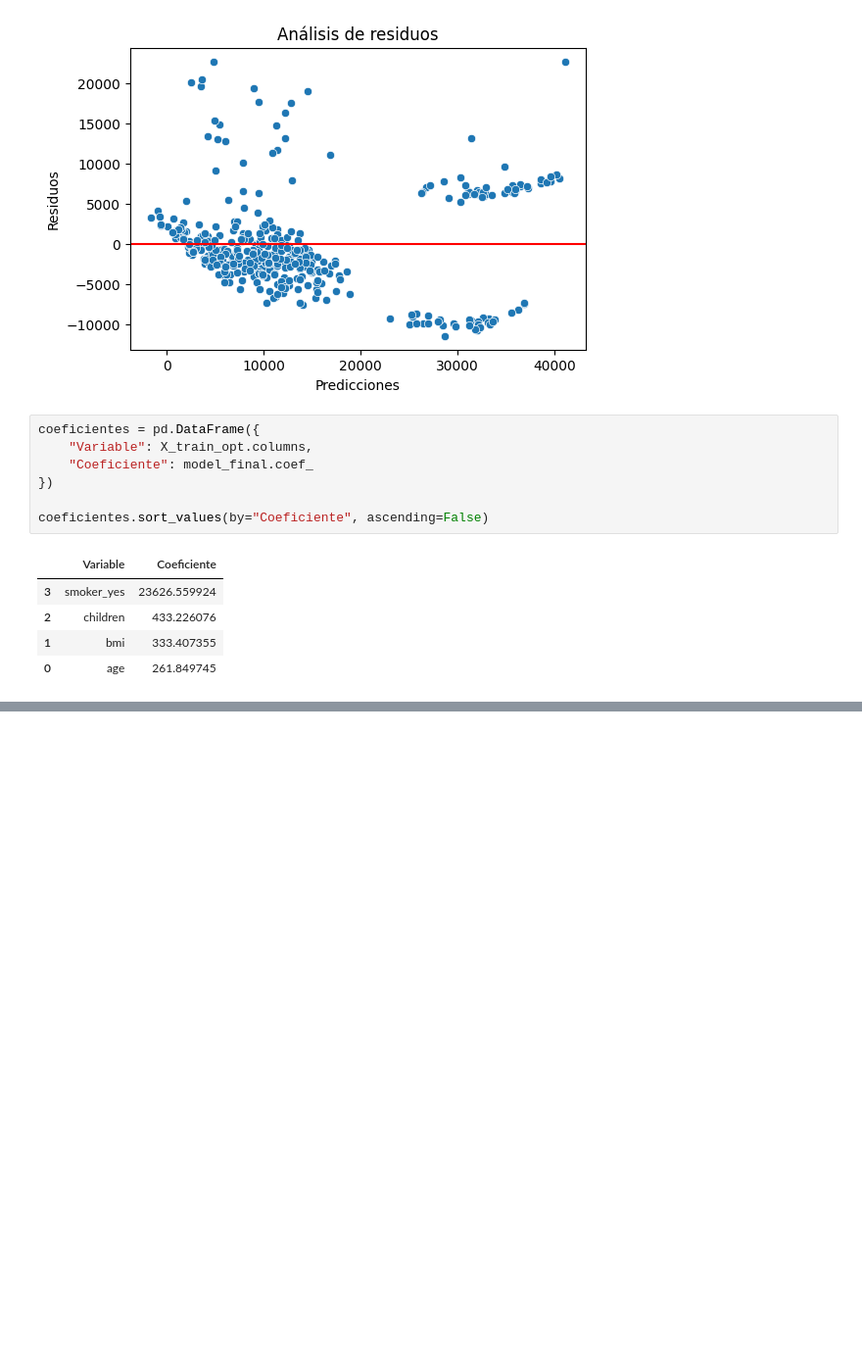
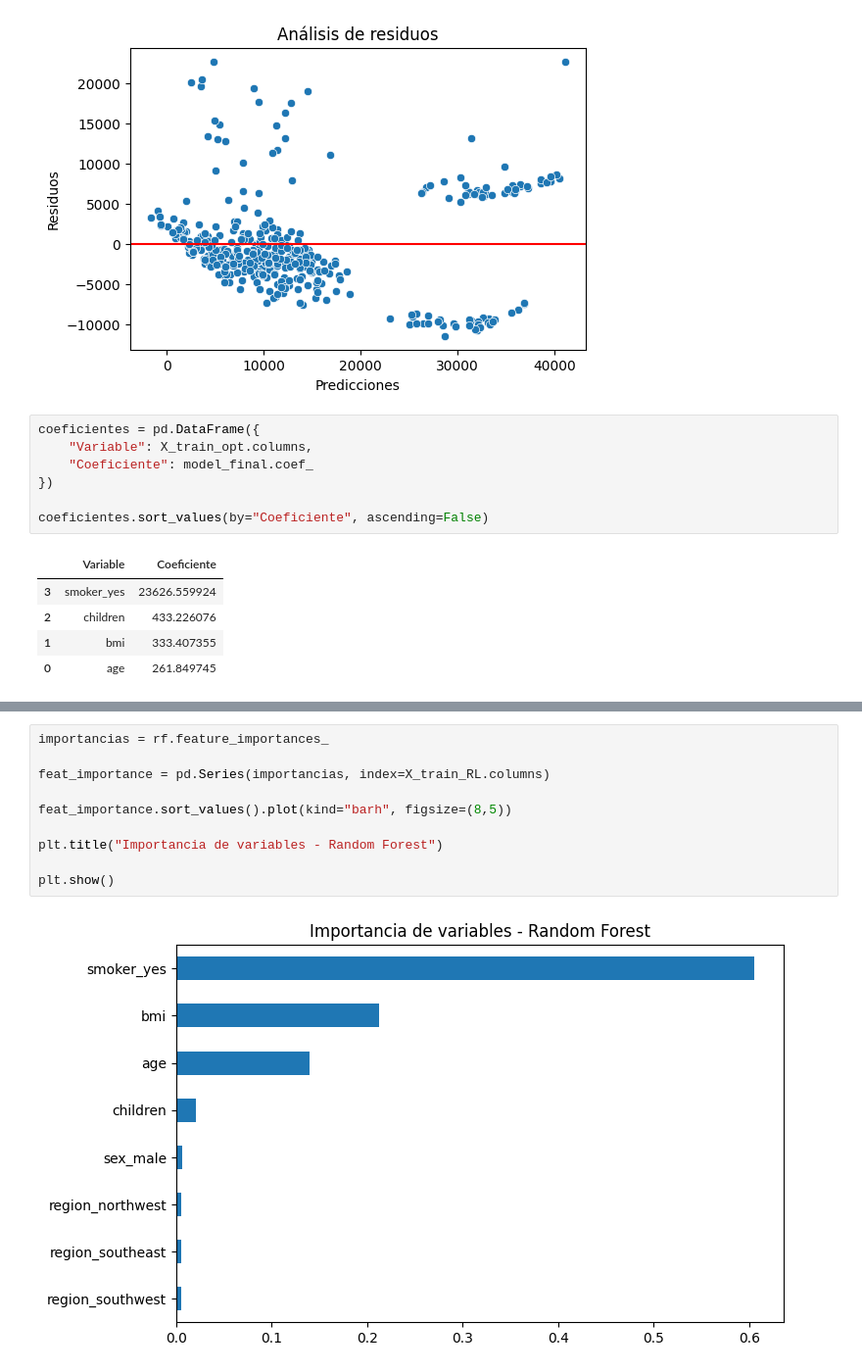
Before and after one commit to natbp/natbp_intro_ML, a Jupyter notebook: src/02-linear-regression-medical-insurance-cost.ipynb, the cells around one changed output, grey strips where cells are left out. Shown at 98% size. Drawn from its saved outputs; the diff is of its cells as text; blank space fills up the shorter version.

```diff
--- a/src/02-linear-regression-medical-insurance-cost.ipynb
+++ b/src/02-linear-regression-medical-insurance-cost.ipynb
@@ -624,0 +627,12 @@ comprensión de los factores que impactan los costos asociados a los clientes.
+# %%
+importancias = rf.feature_importances_
+
+feat_importance = pd.Series(importancias, index=X_train_RL.columns)
+
+feat_importance.sort_values().plot(kind="barh", figsize=(8,5))
+
+plt.title("Importancia de variables - Random Forest")
+
+plt.show()
+# %% [output]
+[figure, added]
```
Also changed, not shown: parts of 17 cells of this notebook.
